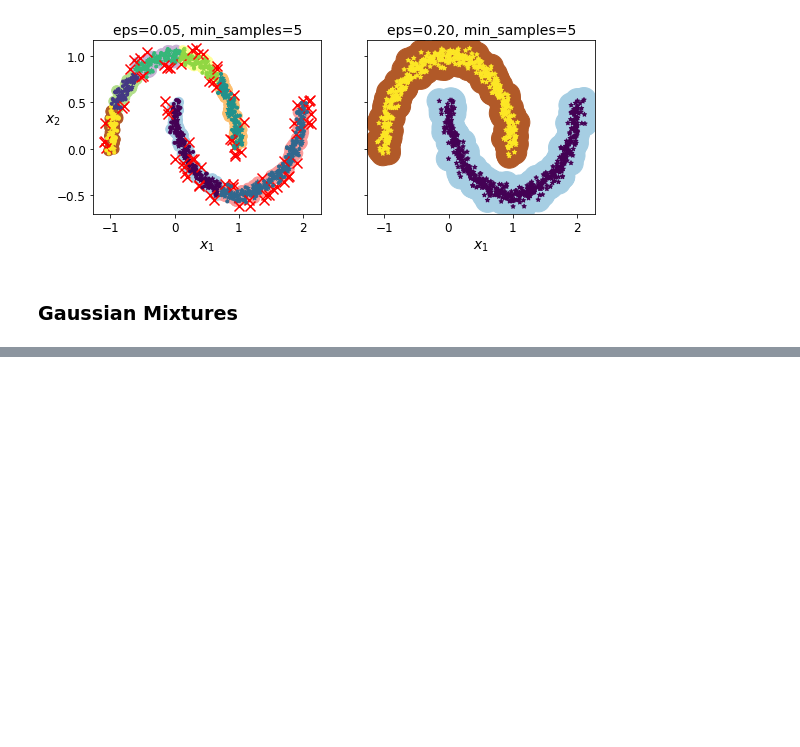
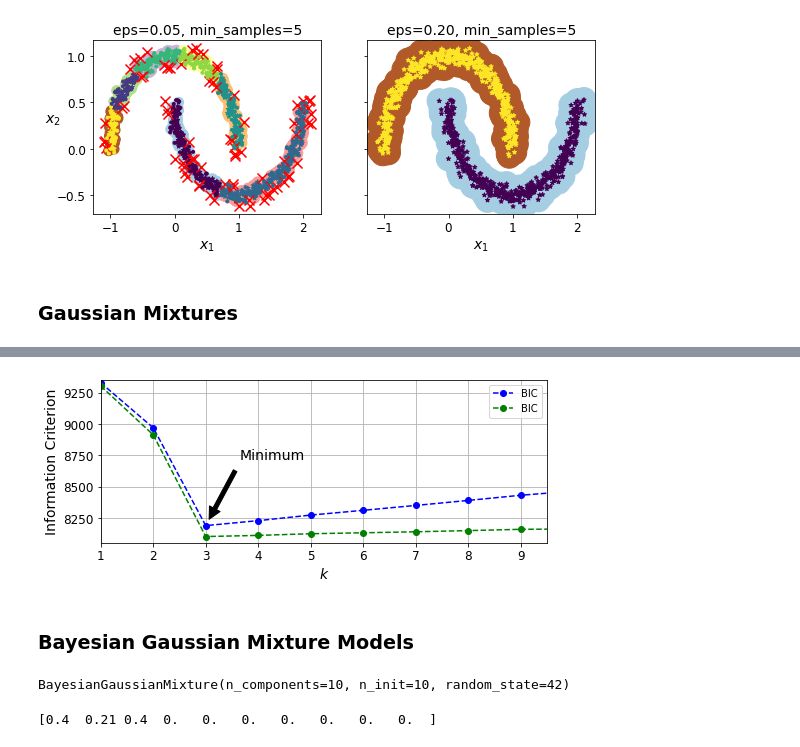
Before and after one commit to stevelorenz/programming-playground, a Jupyter notebook: machine_learning/hands_on_machine_learning_with_scikit_learn_tensorflow/09_unsupervised_learning.ipynb, the cells around one changed output, grey strips where cells are left out. Cells and saved outputs as stored; diff of their text form; code cells hidden in the pictures; blank space fills up the shorter version.

```diff
--- a/machine_learning/hands_on_machine_learning_with_scikit_learn_tensorflow/09_unsupervised_learning.ipynb
+++ b/machine_learning/hands_on_machine_learning_with_scikit_learn_tensorflow/09_unsupervised_learning.ipynb
@@ -575,0 +727,42 @@ plt.show()
+# %%
+gms_per_k = [
+    GaussianMixture(n_components=k, n_init=10, random_state=42).fit(X)
+    for k in range(1, 11)
+]
+# %%
+bics = [model.bic(X) for model in gms_per_k]
+aics = [model.aic(X) for model in gms_per_k]
+# %%
+plt.figure(figsize=(8, 3))
+plt.plot(range(1, 11), bics, "bo--", label="BIC")
+plt.plot(range(1, 11), aics, "go--", label="BIC")
+plt.xlabel(r"$k$", fontsize=14)
+plt.ylabel("Information Criterion", fontsize=14)
+plt.axis([1, 9.5, np.min(aics) - 50, np.max(aics) + 50])
+plt.annotate(
+    "Minimum",
+    xy=(3, bics[2]),
+    xytext=(0.35, 0.6),
+    fontsize=14,
+    textcoords="figure fraction",
+    arrowprops=dict(facecolor="k", shrink=0.1),
+)
+plt.legend()
+plt.grid()
+plt.show()
+# %% [output]
+[figure, added]
+# %% [markdown]
+### Bayesian Gaussian Mixture Models
+# %%
+from sklearn.mixture import BayesianGaussianMixture
+
+bgm = BayesianGaussianMixture(n_components=10, n_init=10, random_state=42)
+bgm.fit(X)
+# %% [output]
+BayesianGaussianMixture(n_components=10, n_init=10, random_state=42)
+# %%
+ret = np.round(bgm.weights_, decimals=2)
+print(ret)
+# %% [output]
+[0.4  0.21 0.4  0.   0.   0.   0.   0.   0.   0.  ]
```
Also changed, not shown: parts of 15 cells of this notebook.
